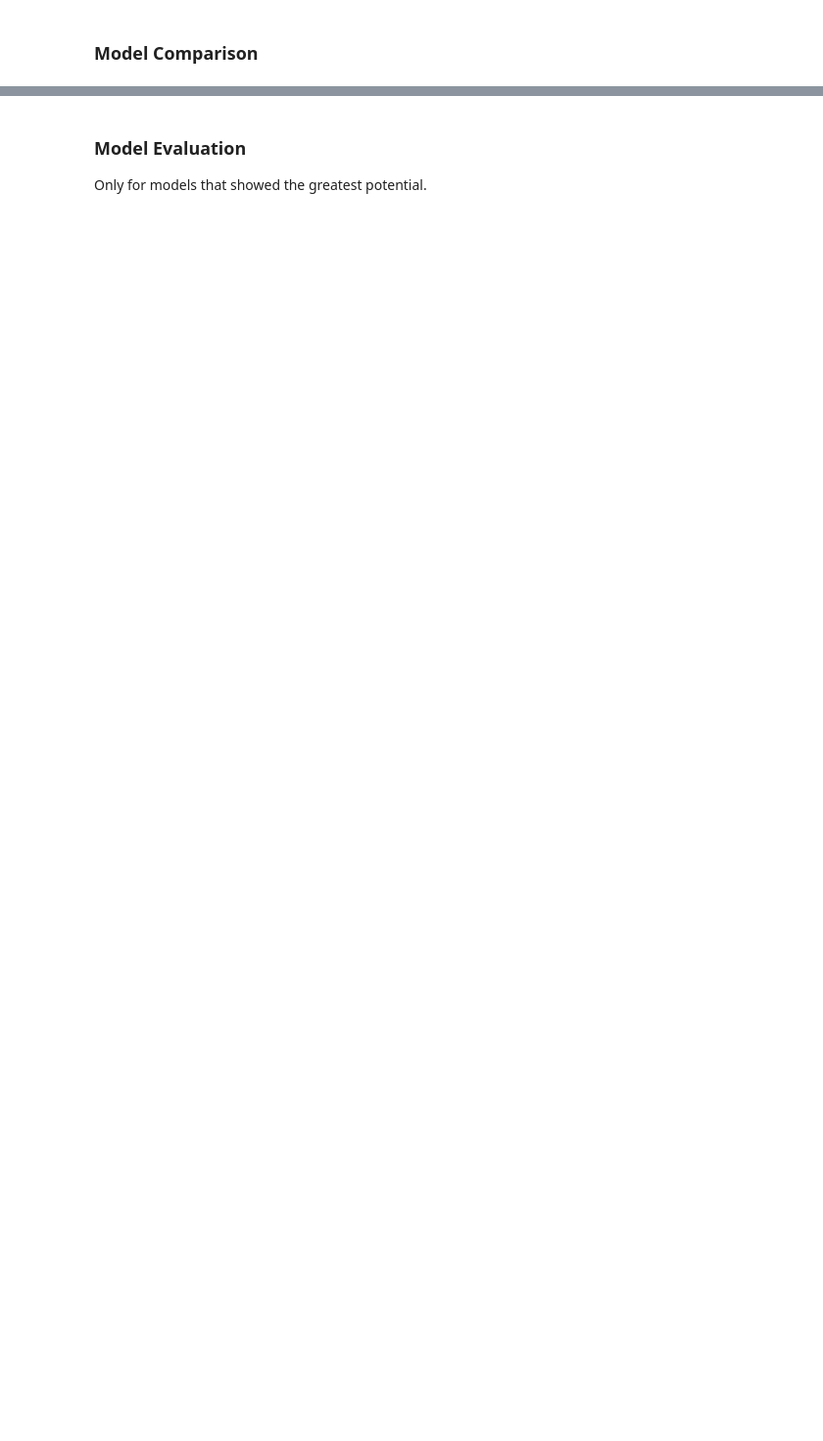
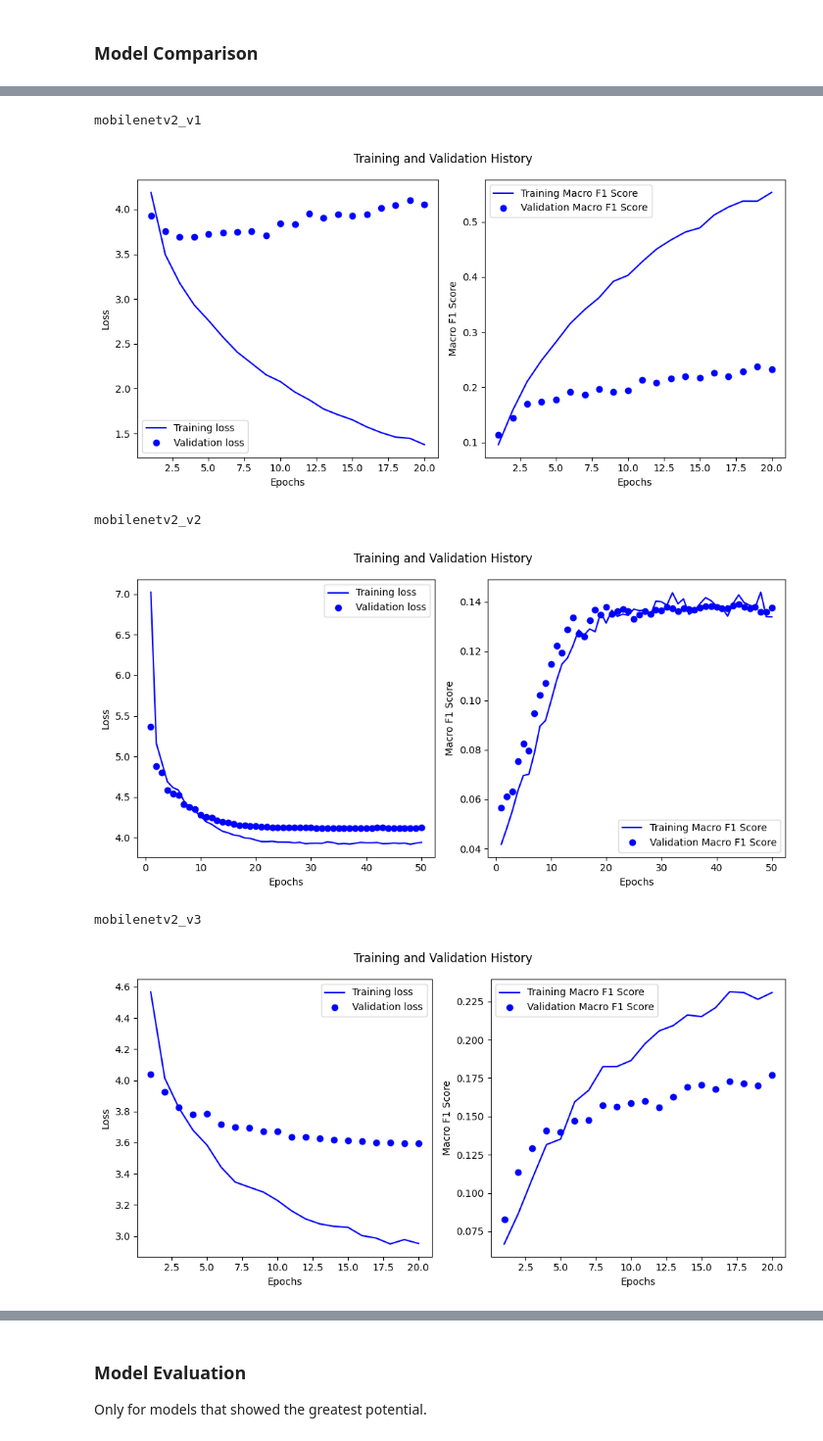
Before and after one commit to fmportela/deep-learning-23-24-nova-ims-group-project, a Jupyter notebook: 4-model-train.ipynb, the cells around one changed output, grey strips where cells are left out. Shown at 98% size. Drawn from its saved outputs; the diff is of its cells as text; code cells hidden in the pictures; blank space fills up the shorter version.

```diff
--- a/4-model-train.ipynb
+++ b/4-model-train.ipynb
@@ -2950,0 +2981,12 @@ compare_models(histories,
+# %%
+for name, history in zip(names, histories):
+    print(name)
+    plot_loss_and_f1_history(history)
+    print()
+# %% [output]
+mobilenetv2_v1
+[figure, added]
+mobilenetv2_v2
+[figure, added]
+mobilenetv2_v3
+[figure, added]
```
Also changed, not shown: parts of 10 cells of this notebook, 3 other files.
